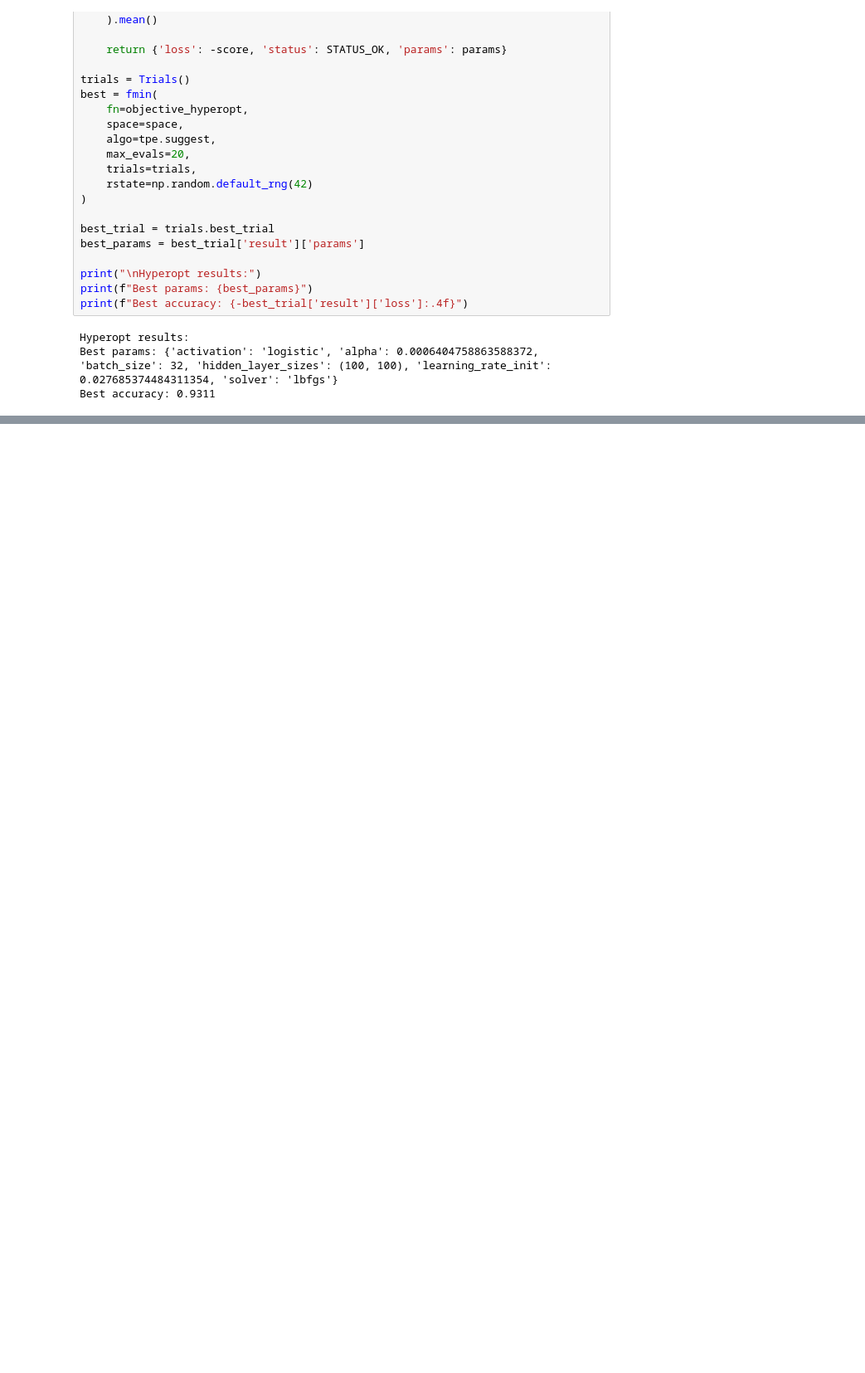
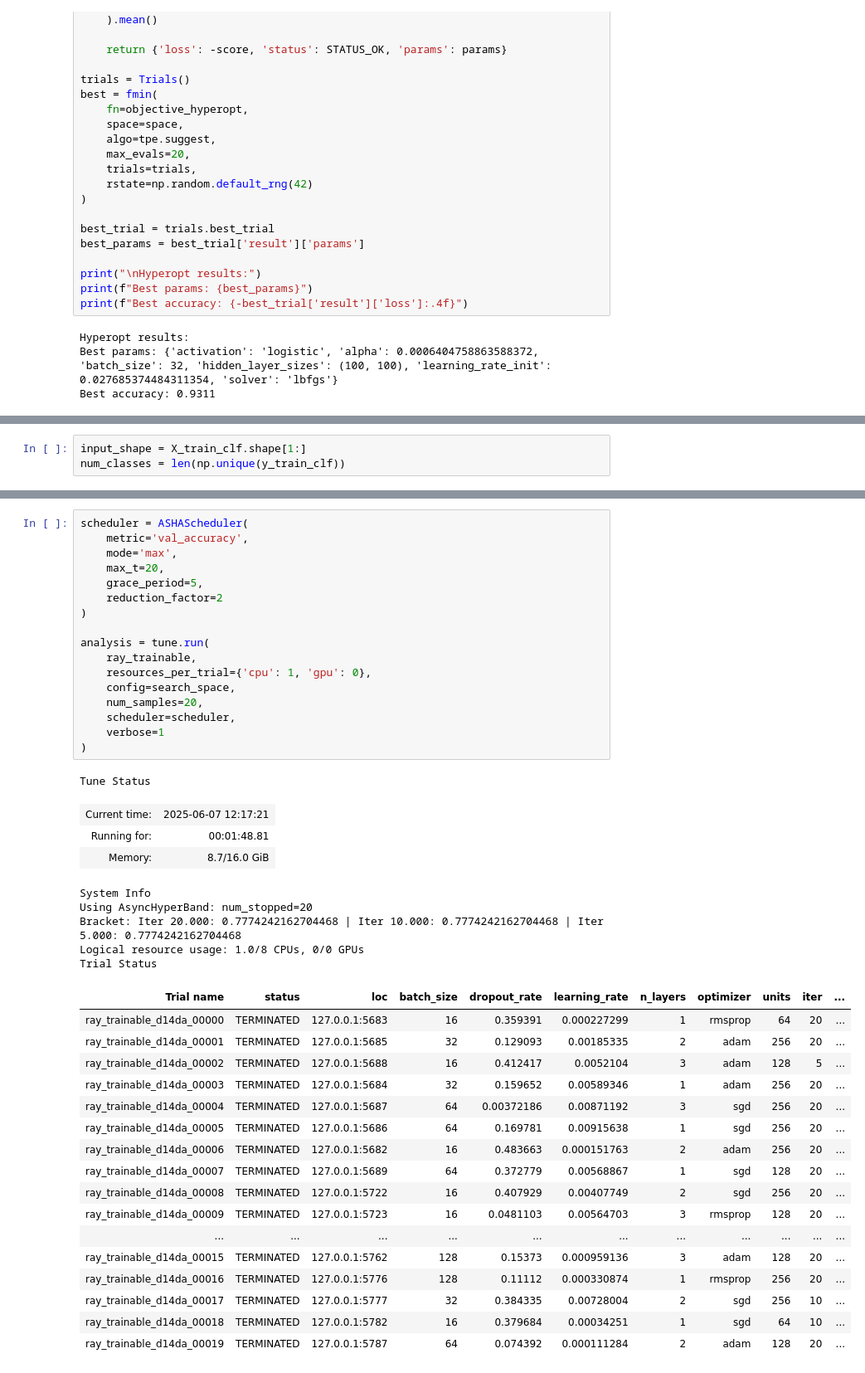
Before and after one commit to smnk-1/ML-studying, a Jupyter notebook: notebooks/FCNN_classification.ipynb, the cells around one changed output, grey strips where cells are left out. Shown at 83% size. Drawn from its saved outputs; the diff is of its cells as text; blank space fills up the shorter version.

Commit message:
feat: clf tune

```diff
--- a/notebooks/FCNN_classification.ipynb
+++ b/notebooks/FCNN_classification.ipynb
@@ -590,0 +195,3 @@ AttributeError: 'NoneType' object has no attribute 'Int'
+# %%
+input_shape = X_train_clf.shape[1:]
+num_classes = len(np.unique(y_train_clf))
@@ -590,0 +359,44 @@ AttributeError: 'NoneType' object has no attribute 'Int'
+# %%
+scheduler = ASHAScheduler(
+    metric='val_accuracy',
+    mode='max',
+    max_t=20,
+    grace_period=5,
+    reduction_factor=2
+)
+
+analysis = tune.run(
+    ray_trainable,
+    resources_per_trial={'cpu': 1, 'gpu': 0},
+    config=search_space,
+    num_samples=20,
+    scheduler=scheduler,
+    verbose=1
+)
+# %% [output]
+Tune Status
+| Current time: | 2025-06-07 12:17:21 |
+| Running for: | 00:01:48.81 |
+| Memory: | 8.7/16.0 GiB |
+System Info
+Using AsyncHyperBand: num_stopped=20
+Bracket: Iter 20.000: 0.7774242162704468 | Iter 10.000: 0.7774242162704468 | Iter 5.000: 0.7774242162704468
+Logical resource usage: 1.0/8 CPUs, 0/0 GPUs
+Trial Status
+| Trial name | status | loc | batch_size | dropout_rate | learning_rate | n_layers | optimizer | units | iter | ... |
+| ray_trainable_d14da_00000 | TERMINATED | 127.0.0.1:5683 | 16 | 0.359391 | 0.000227299 | 1 | rmsprop | 64 | 20 | ... |
+| ray_trainable_d14da_00001 | TERMINATED | 127.0.0.1:5685 | 32 | 0.129093 | 0.00185335 | 2 | adam | 256 | 20 | ... |
+| ray_trainable_d14da_00002 | TERMINATED | 127.0.0.1:5688 | 16 | 0.412417 | 0.0052104 | 3 | adam | 128 | 5 | ... |
+| ray_trainable_d14da_00003 | TERMINATED | 127.0.0.1:5684 | 32 | 0.159652 | 0.00589346 | 1 | adam | 256 | 20 | ... |
+| ray_trainable_d14da_00004 | TERMINATED | 127.0.0.1:5687 | 64 | 0.00372186 | 0.00871192 | 3 | sgd | 256 | 20 | ... |
+| ray_trainable_d14da_00005 | TERMINATED | 127.0.0.1:5686 | 64 | 0.169781 | 0.00915638 | 1 | sgd | 256 | 20 | ... |
+| ray_trainable_d14da_00006 | TERMINATED | 127.0.0.1:5682 | 16 | 0.483663 | 0.000151763 | 2 | adam | 256 | 20 | ... |
+| ray_trainable_d14da_00007 | TERMINATED | 127.0.0.1:5689 | 64 | 0.372779 | 0.00568867 | 1 | sgd | 128 | 20 | ... |
+| ray_trainable_d14da_00008 | TERMINATED | 127.0.0.1:5722 | 16 | 0.407929 | 0.00407749 | 2 | sgd | 256 | 20 | ... |
+| ray_trainable_d14da_00009 | TERMINATED | 127.0.0.1:5723 | 16 | 0.0481103 | 0.00564703 | 3 | rmsprop | 128 | 20 | ... |
+| ... | ... | ... | ... | ... | ... | ... | ... | ... | ... | ... |
+| ray_trainable_d14da_00015 | TERMINATED | 127.0.0.1:5762 | 128 | 0.15373 | 0.000959136 | 3 | adam | 128 | 20 | ... |
+| ray_trainable_d14da_00016 | TERMINATED | 127.0.0.1:5776 | 128 | 0.11112 | 0.000330874 | 1 | rmsprop | 256 | 20 | ... |
+| ray_trainable_d14da_00017 | TERMINATED | 127.0.0.1:5777 | 32 | 0.384335 | 0.00728004 | 2 | sgd | 256 | 10 | ... |
+| ray_trainable_d14da_00018 | TERMINATED | 127.0.0.1:5782 | 16 | 0.379684 | 0.00034251 | 1 | sgd | 64 | 10 | ... |
+| ray_trainable_d14da_00019 | TERMINATED | 127.0.0.1:5787 | 64 | 0.074392 | 0.000111284 | 2 | adam | 128 | 20 | ... |
```
Also changed, not shown: parts of 18 cells of this notebook.
